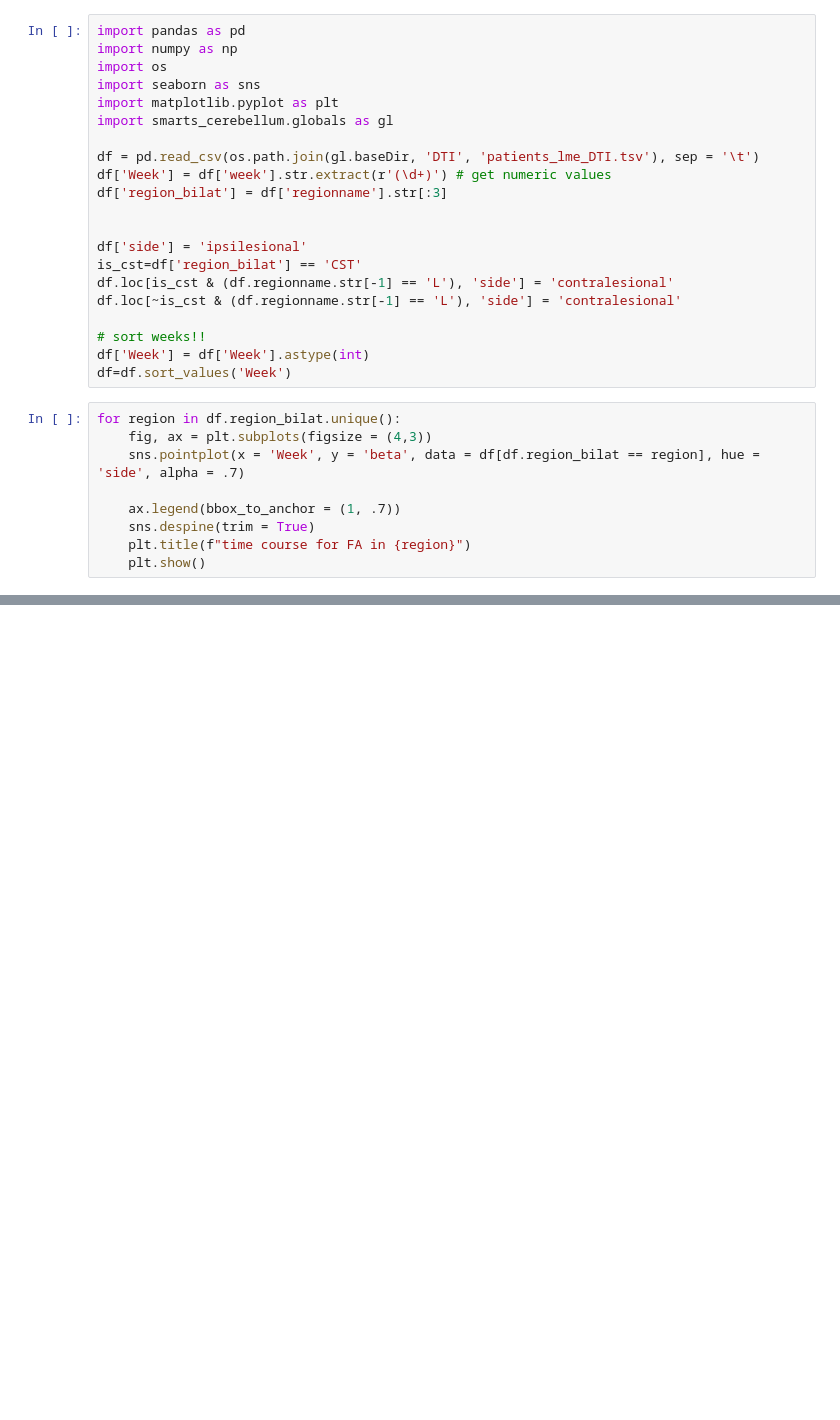
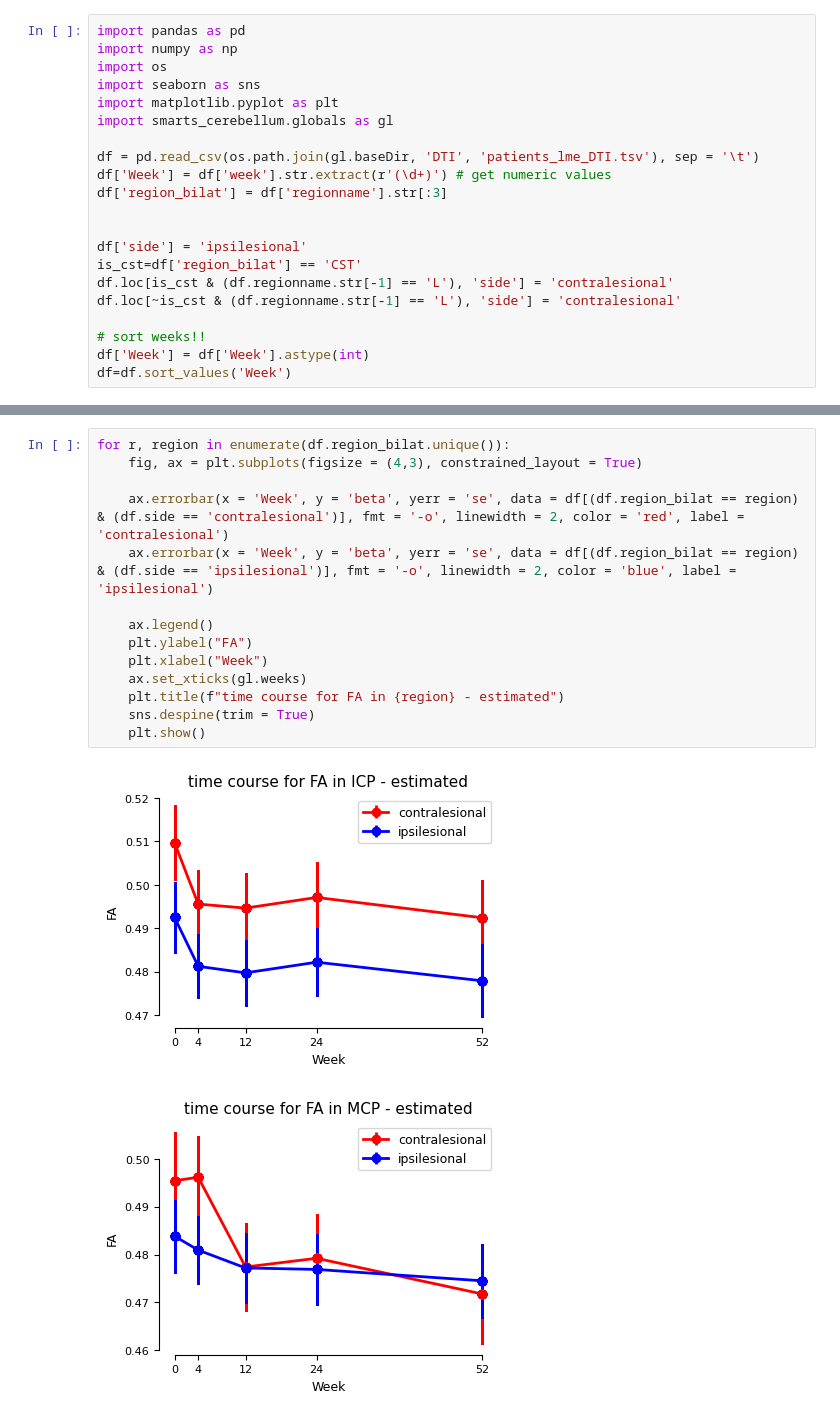
Before and after one commit to medhakp/smarts_cerebellum, a Jupyter notebook: notebooks/lme_DTI.ipynb, the cells around one changed output, grey strips where cells are left out. Cells and saved outputs as stored; diff of their text form; blank space fills up the shorter version.

```diff
--- a/notebooks/lme_DTI.ipynb
+++ b/notebooks/lme_DTI.ipynb
@@ -19,12 +19,3 @@ df.loc[~is_cst & (df.regionname.str[-1] == 'L'), 'side'] = 'contralesional'
 # sort weeks!!
 df['Week'] = df['Week'].astype(int)
 df=df.sort_values('Week')
-# %%
-for region in df.region_bilat.unique():
-    fig, ax = plt.subplots(figsize = (4,3))
-    sns.pointplot(x = 'Week', y = 'beta', data = df[df.region_bilat == region], hue = 'side', alpha = .7)
-
-    ax.legend(bbox_to_anchor = (1, .7))
-    sns.despine(trim = True)
-    plt.title(f"time course for FA in {region}")
-    plt.show()
@@ -35,0 +22,17 @@ for region in df.region_bilat.unique():
+# %%
+for r, region in enumerate(df.region_bilat.unique()):
+    fig, ax = plt.subplots(figsize = (4,3), constrained_layout = True)
+
+    ax.errorbar(x = 'Week', y = 'beta', yerr = 'se', data = df[(df.region_bilat == region) & (df.side == 'contralesional')], fmt = '-o', linewidth = 2, color = 'red', label = 'contralesional')
+    ax.errorbar(x = 'Week', y = 'beta', yerr = 'se', data = df[(df.region_bilat == region) & (df.side == 'ipsilesional')], fmt = '-o', linewidth = 2, color = 'blue', label = 'ipsilesional')
+
+    ax.legend()
+    plt.ylabel("FA")
+    plt.xlabel("Week")
+    ax.set_xticks(gl.weeks)
+    plt.title(f"time course for FA in {region} - estimated")
+    sns.despine(trim = True)
+    plt.show()
+# %% [output]
+[figure, added]
+[figure, added]
```
Also changed, not shown: parts of 2 cells of this notebook.
